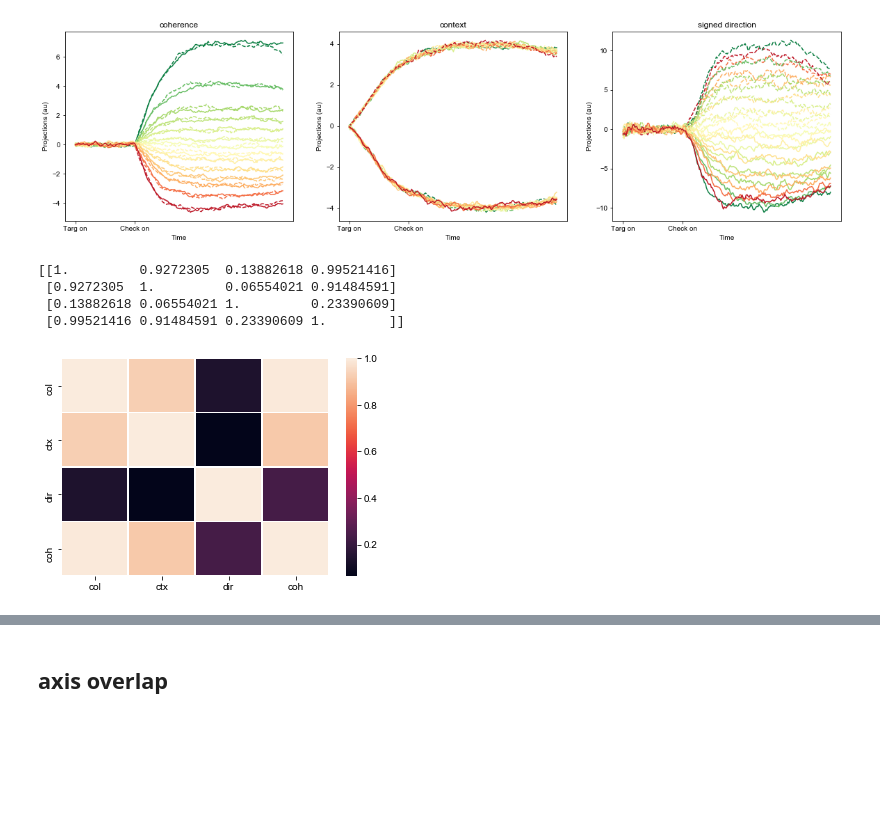
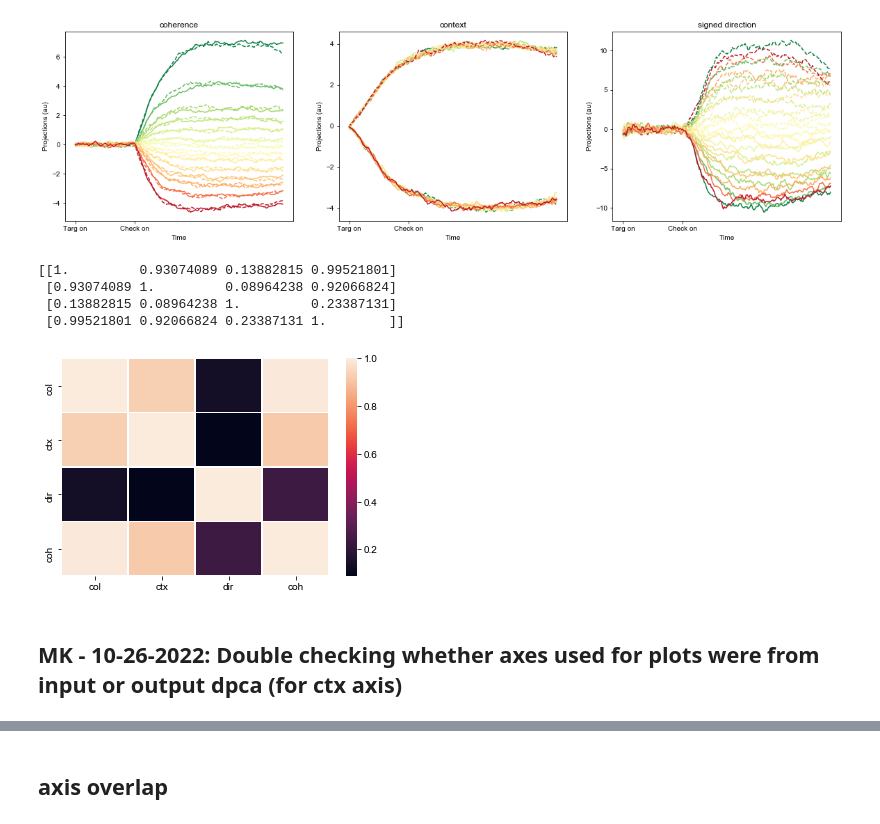
Before and after one commit to mjkleinman/multi-area-cleaned, a Jupyter notebook: sims/Revision_main.ipynb, the cells around one changed output, grey strips where cells are left out. Saved outputs shown, nothing was run; the diff lists cells and outputs as text; code cells hidden in the pictures; blank space fills up the shorter version.

```diff
--- a/sims/Revision_main.ipynb
+++ b/sims/Revision_main.ipynb
@@ -1992,32 +1994,34 @@ Text(0.5,1,'signed direction')
 # %%
 # Figure 5e
 
 def plot_axes_overlap(col_axs, ctx_axs, dir_axs, coh_axs):
     list_axs = [col_axs, ctx_axs, dir_axs, coh_axs]
     overlap = np.zeros((4,4))
     for i,ax1 in enumerate(list_axs):
         for j,ax2 in enumerate(list_axs):
             overlap[i,j] = np.abs(ax1.dot(ax2))
 
     import seaborn as sns
     ax = sns.heatmap(overlap, linewidth=0.5)
     plt.xticks([0.5, 1.5, 2.5, 3.5], ['col', 'ctx', 'dir', 'coh'])
     plt.yticks([0.5, 1.5, 2.5, 3.5], ['col', 'ctx', 'dir', 'coh'])
     print(overlap)
 
 col_axs = dpca_output.P['tc'] #+ dpca.P['tc']
-ctx_axs = dpca_input.P['tx'] #+ dpca.P['tx']
+ctx_axs = dpca_output.P['tdc'] #dpca_input.P['tx']  #+ dpca.P['tx'] # MK 2022-10-26 switched back to output dpca for ctx
 dir_axs = dpca_output.P['td'] #+ dpca.P['txc']
 coh_axs = dpca_input.P['tc'] #+ dpca.P['tc']
 
 col_axs = (col_axs/np.sqrt(np.sum(col_axs ** 2))).reshape(-1)
 ctx_axs = (ctx_axs/np.sqrt(np.sum(ctx_axs ** 2))).reshape(-1)
 dir_axs = (dir_axs/np.sqrt(np.sum(dir_axs ** 2))).reshape(-1)
 coh_axs = (coh_axs/np.sqrt(np.sum(coh_axs ** 2))).reshape(-1)
 plot_axes_overlap(col_axs, ctx_axs, dir_axs, coh_axs)
 # %% [output]
-[[1.         0.9272305  0.13882618 0.99521416]
- [0.9272305  1.         0.06554021 0.91484591]
- [0.13882618 0.06554021 1.         0.23390609]
- [0.99521416 0.91484591 0.23390609 1.        ]]
+[[1.         0.93074089 0.13882815 0.99521801]
+ [0.93074089 1.         0.08964238 0.92066824]
+ [0.13882815 0.08964238 1.         0.23387131]
+ [0.99521801 0.92066824 0.23387131 1.        ]]
-[figure, old version]
+[figure, new version]
+# %% [markdown]
+## MK - 10-26-2022: Double checking whether axes used for plots were from input or output dpca (for ctx axis)
```
Also changed, not shown: parts of 4 cells of this notebook, 4 other files.
